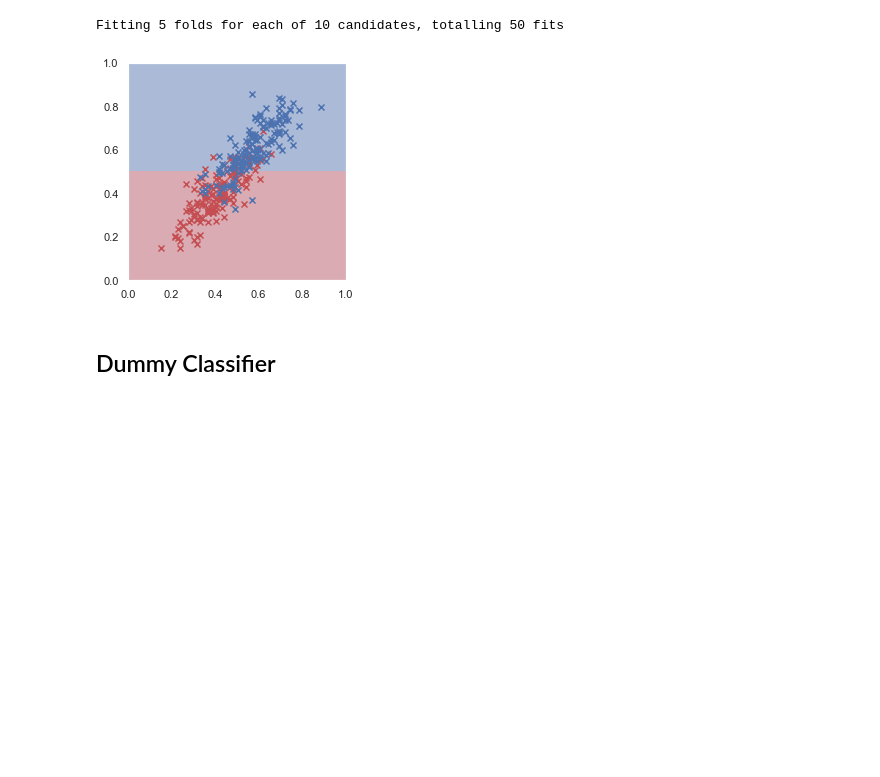
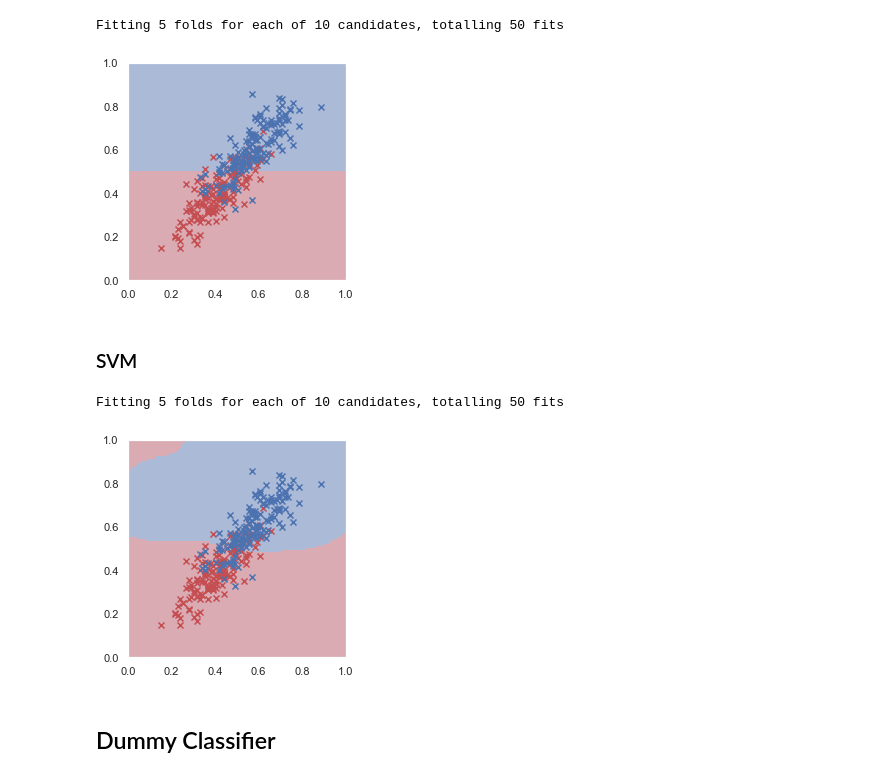
Before and after one commit to rmanaem/esports-prediction, a Jupyter notebook: src/training.ipynb, the cells around one changed output. Drawn from its saved outputs; the diff is of its cells as text; code cells hidden in the pictures; blank space fills up the shorter version.

Commit message:
Implemented SVM model

```diff
--- a/src/training.ipynb
+++ b/src/training.ipynb
@@ -144,12 +144,13 @@ def plot_estimator_scores(estimators, param_name, param_vals):
     plt.grid(False)
 
 
-def rand_param_search(X, y, estimator, param_grid, verbose=1, cv=5, n_iter=10):
+def rand_param_search(X, y, estimator, param_grid, verbose=1, cv=5, n_iter=10, n_jobs=None):
     return sklearn.model_selection.RandomizedSearchCV(estimator, param_grid,verbose=verbose,
-                                        cv=cv, n_iter=n_iter).fit(X, y)
+                                        cv=cv, n_iter=n_iter, n_jobs=n_jobs).fit(X, y)
 
-def grid_param_search(X, y, estimator, param_grid, verbose=1, cv=5):
-    return sklearn.model_selection.GridSearchCV(estimator, param_grid, verbose=verbose, cv=cv).fit(X, y)
+def grid_param_search(X, y, estimator, param_grid, verbose=1, cv=5, n_jobs=None):
+    return sklearn.model_selection.GridSearchCV(estimator, param_grid, verbose=verbose,
+                                        cv=cv, n_jobs=n_jobs).fit(X, y)
 # %% [markdown]
 Feature selection: Select an X and y we want to train on
 # %%
@@ -182,6 +183,22 @@ plot_data(X_trn[index], y_trn[index])
 plot_rf_prediction(ab.best_estimator_)
 # %% [output]
 [figure]
+# %% [markdown]
+### SVM
+# %%
+svm = sklearn.svm.SVC(random_state=random_state)
+param_grid = {
+    'C': [i for i in scipy.stats.reciprocal(0.01, 1000).rvs(10)],
+    'gamma' : [i for i in scipy.stats.reciprocal(1, 1000).rvs(10)]
+}
+svm = rand_param_search(X_trn, y_trn, svm, param_grid)
+# %% [output]
+Fitting 5 folds for each of 10 candidates, totalling 50 fits
+# %%
+plot_data(X_trn[index], y_trn[index])
+plot_rf_prediction(svm.best_estimator_)
+# %% [output]
+[figure, added]
 # %% [markdown]
 ## Dummy Classifier
 # %%
```
